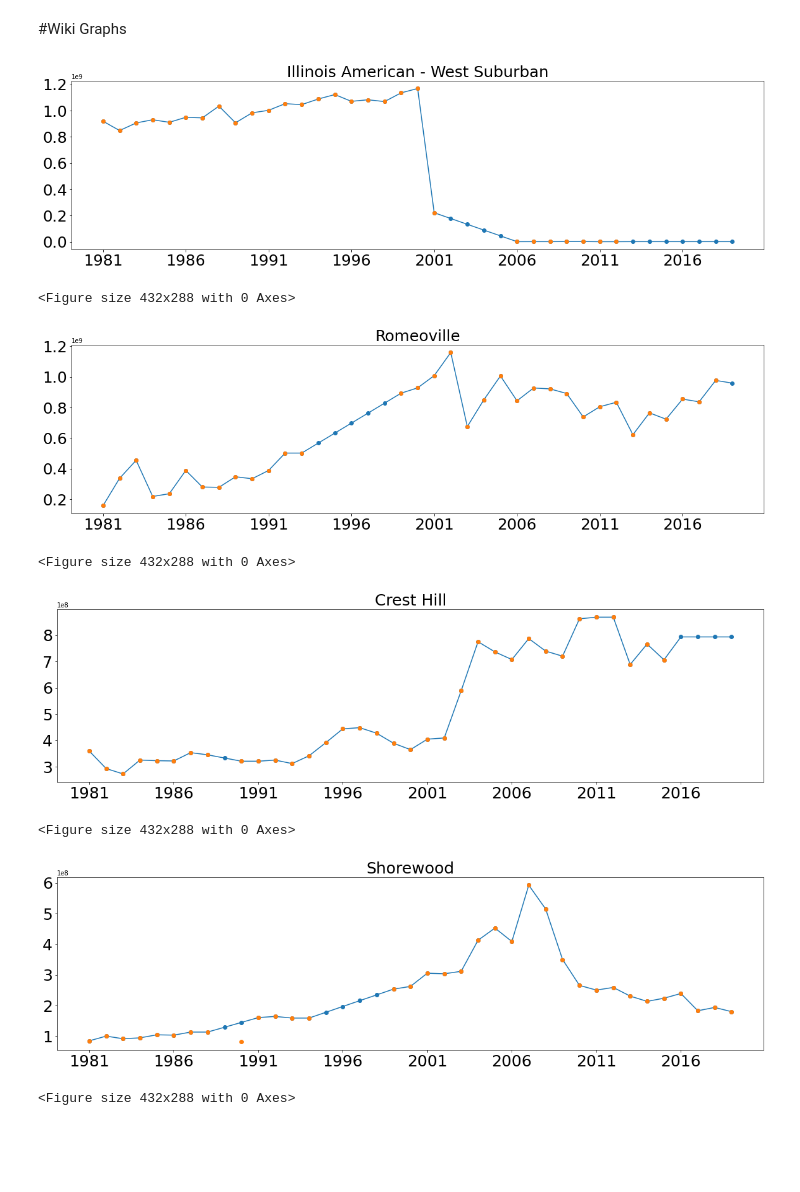
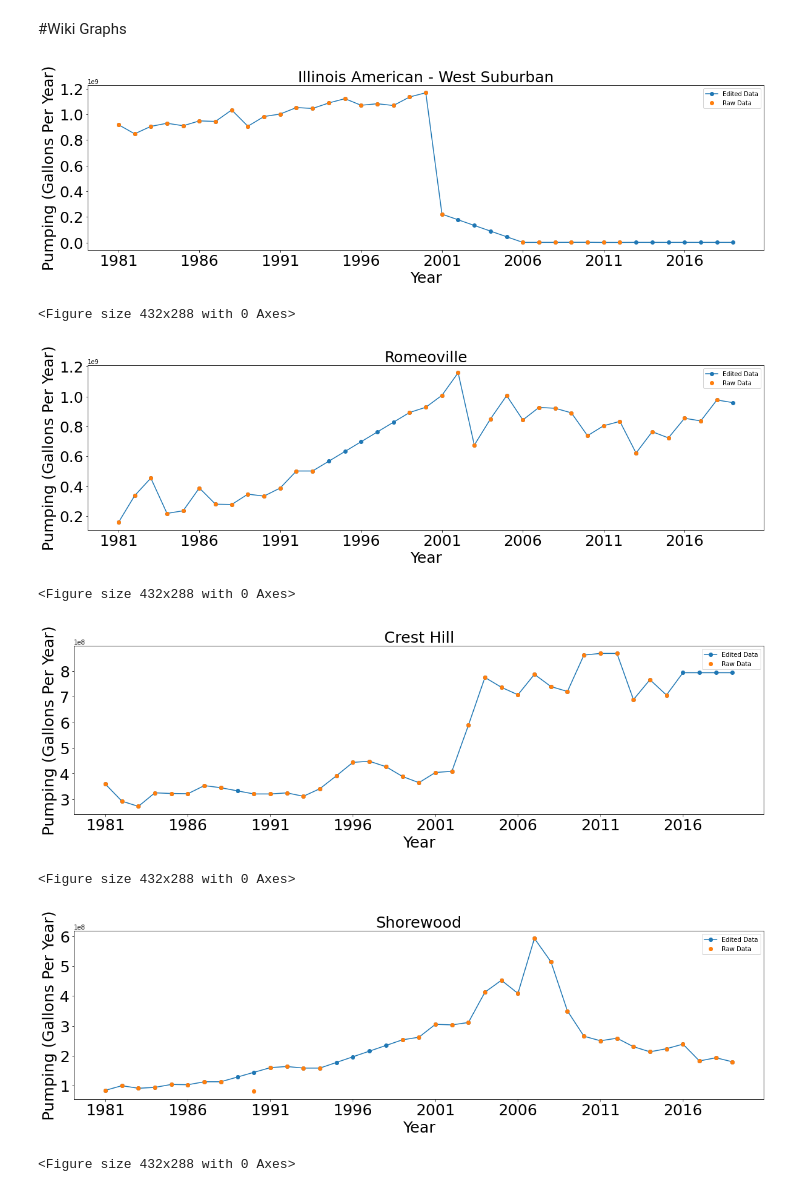
Before and after one commit to dbabrams/ShallowDolomite_Group, a Jupyter notebook: Milestone_1_3_d_Excel_Edit.ipynb, the cells around one changed output. Cells and saved outputs as stored; diff of their text form; code cells hidden in the pictures; blank space fills up the shorter version.

```diff
--- a/Milestone_1_3_d_Excel_Edit.ipynb
+++ b/Milestone_1_3_d_Excel_Edit.ipynb
@@ -132,7 +135,7 @@ See the caveats in the documentation: https://pandas.pydata.org/pandas-docs/stab
 raw_data_4.to_csv('M1_3d_BigWells')
 # %%
 #read in cooked data (edited in excel)
-cooked_data=pd.read_csv('https://raw.githubusercontent.com/dbabrams/ShallowDolomite_Group/pumping/caleb/M1_3d_BigWells_Edit.csv?token=ANYMEMJODKAAGVI22HLCU6S6VX5HU',index_col='owner')
+cooked_data=pd.read_csv('https://raw.githubusercontent.com/dbabrams/ShallowDolomite_Group/pumping/caleb/M1_3d_BigWells_Edit.csv?token=ANYMEMJDASXNE3GZSL3RCL26WA3JS',index_col='owner')
 #print(cooked_data)
 # %%
 #Put raw data in individual variables to plot
@@ -160,43 +163,55 @@ ROKc=cooked_data.iloc[8]
 #Wiki Graphs
 # %%
 #plot Illinois American - West Suburban
-ILAc.plot(figsize=(20,5), fontsize=25, style='o-')
-ILAr.plot(style='o')
+ILAc.plot(label='Edited Data', figsize=(20,5), fontsize=25, style='o-')
+ILAr.plot(label='Raw Data', style='o')
 plt.title('Illinois American - West Suburban', fontsize=25)
+plt.ylabel('Pumping (Gallons Per Year)',fontsize=25)
+plt.xlabel('Year',fontsize=25)
+plt.legend()
 plt.show()
 plt.savefig('ILA.png')
 # %% [output]
-[figure, old version]
+[figure, new version]
 <Figure size 432x288 with 0 Axes>
 # %%
 #plot Romeoville
-ROMc.plot(label='owner', figsize=(20,5), fontsize=25, style='o-')
-ROMr.plot(style='o')
+ROMc.plot(label='Edited Data', figsize=(20,5), fontsize=25, style='o-')
+ROMr.plot(label='Raw Data',style='o')
 plt.title('Romeoville', fontsize=25)
+plt.ylabel('Pumping (Gallons Per Year)',fontsize=25)
+plt.xlabel('Year',fontsize=25)
+plt.legend()
 plt.show()
 plt.savefig('ROM.png')
 # %% [output]
-[figure, old version]
+[figure, new version]
 <Figure size 432x288 with 0 Axes>
 # %%
 #plot Crest Hill
-CRHc.plot(label='owner', figsize=(20,5), fontsize=25, style='o-')
-CRHr.plot(style='o')
+CRHc.plot(label='Edited Data', figsize=(20,5), fontsize=25, style='o-')
+CRHr.plot(label='Raw Data',style='o')
 plt.title('Crest Hill', fontsize=25)
+plt.ylabel('Pumping (Gallons Per Year)',fontsize=25)
+plt.xlabel('Year',fontsize=25)
+plt.legend()
 plt.show()
 plt.savefig('CRH.png')
 # %% [output]
-[figure, old version]
+[figure, new version]
 <Figure size 432x288 with 0 Axes>
 # %%
 #plot Shorewood
-SHOc.plot(label='owner', figsize=(20,5), fontsize=25, style='o-')
-SHOr.plot(style='o')
+SHOc.plot(label='Edited Data', figsize=(20,5), fontsize=25, style='o-')
+SHOr.plot(label='Raw Data',style='o')
 plt.title('Shorewood', fontsize=25)
+plt.ylabel('Pumping (Gallons Per Year)',fontsize=25)
+plt.xlabel('Year',fontsize=25)
+plt.legend()
 plt.show()
 plt.savefig('SHO.png')
 # %% [output]
-[figure, old version]
+[figure, new version]
 <Figure size 432x288 with 0 Axes>
 # %%
 #plot Bolingbrook
```
Also changed, not shown: parts of 5 cells of this notebook.
